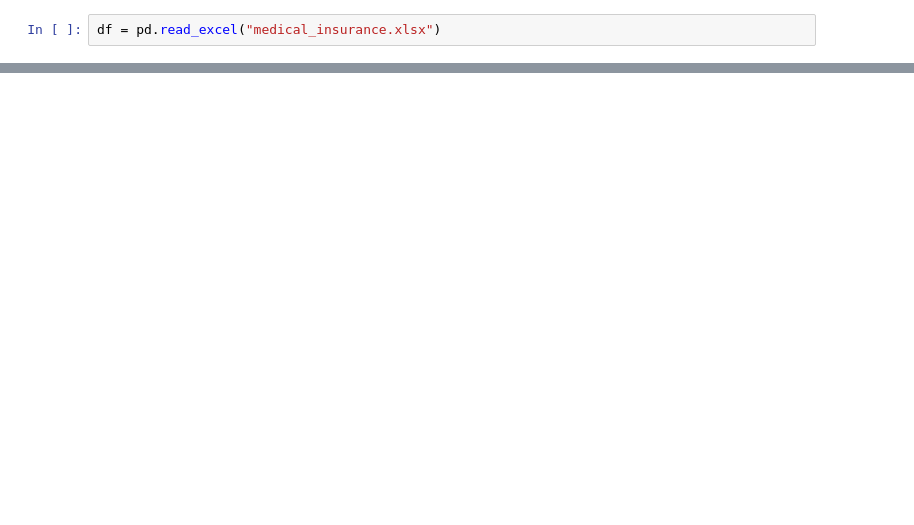
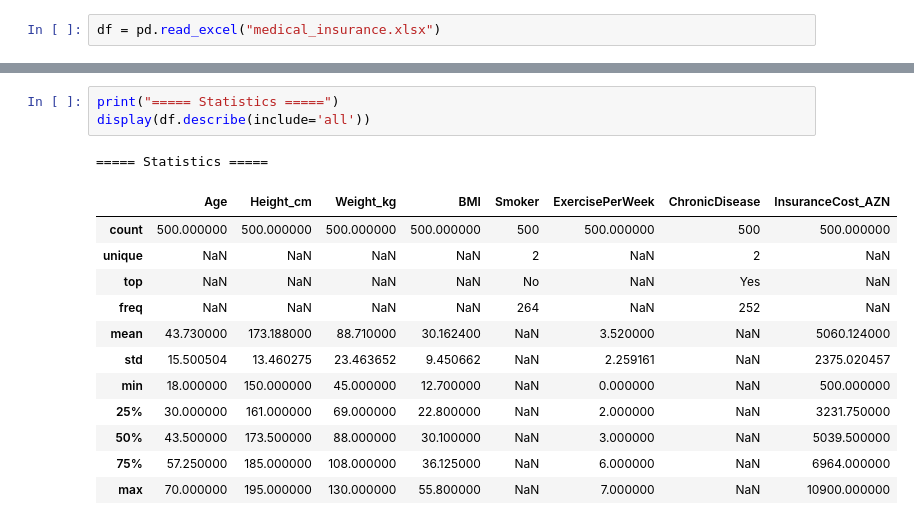
Before and after one commit to vagifrasulzade/Python_AI-Practice, a Jupyter notebook: Task11/main.ipynb, the cells around one changed output, grey strips where cells are left out. Saved outputs shown, nothing was run; the diff lists cells and outputs as text; blank space fills up the shorter version.

```diff
--- a/Task11/main.ipynb
+++ b/Task11/main.ipynb
@@ -357,0 +75,17 @@ Gəlir səviyyəsi, ailə xəstəlik tarixi, qan təzyiqi, xolesterol, həyat t
+# %%
+print("===== Statistics =====")
+display(df.describe(include='all'))
+# %% [output]
+===== Statistics =====
+|  | Age | Height_cm | Weight_kg | BMI | Smoker | ExercisePerWeek | ChronicDisease | InsuranceCost_AZN |
+| count | 500.000000 | 500.000000 | 500.000000 | 500.000000 | 500 | 500.000000 | 500 | 500.000000 |
+| unique | NaN | NaN | NaN | NaN | 2 | NaN | 2 | NaN |
+| top | NaN | NaN | NaN | NaN | No | NaN | Yes | NaN |
+| freq | NaN | NaN | NaN | NaN | 264 | NaN | 252 | NaN |
+| mean | 43.730000 | 173.188000 | 88.710000 | 30.162400 | NaN | 3.520000 | NaN | 5060.124000 |
+| std | 15.500504 | 13.460275 | 23.463652 | 9.450662 | NaN | 2.259161 | NaN | 2375.020457 |
+| min | 18.000000 | 150.000000 | 45.000000 | 12.700000 | NaN | 0.000000 | NaN | 500.000000 |
+| 25% | 30.000000 | 161.000000 | 69.000000 | 22.800000 | NaN | 2.000000 | NaN | 3231.750000 |
+| 50% | 43.500000 | 173.500000 | 88.000000 | 30.100000 | NaN | 3.000000 | NaN | 5039.500000 |
+| 75% | 57.250000 | 185.000000 | 108.000000 | 36.125000 | NaN | 6.000000 | NaN | 6964.000000 |
+| max | 70.000000 | 195.000000 | 130.000000 | 55.800000 | NaN | 7.000000 | NaN | 10900.000000 |
```
Also changed, not shown: parts of 45 cells of this notebook.
